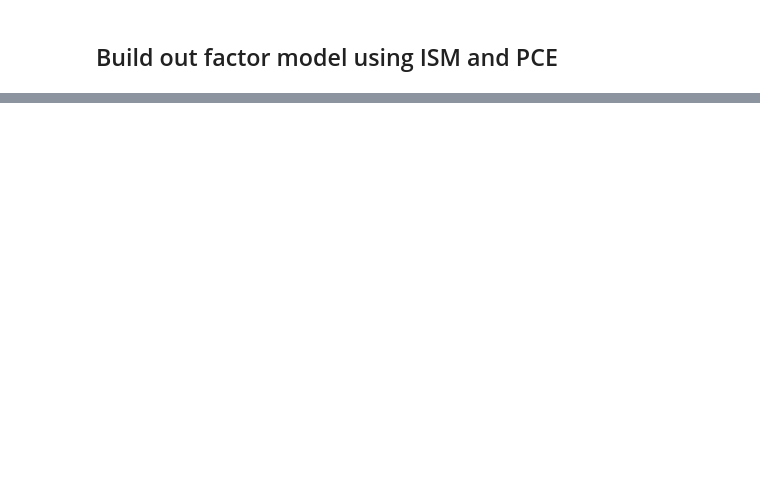
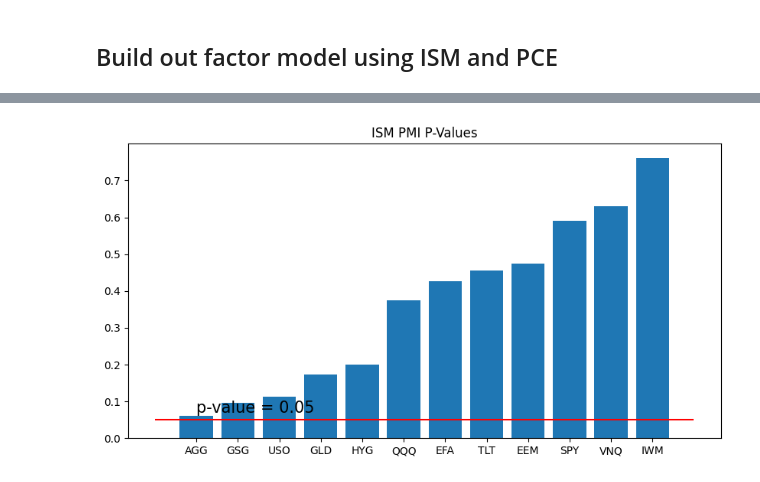
Before and after one commit to Kunj121/MacroFinance_HW2, a Jupyter notebook: hw3/macro_factors.ipynb, the cells around one changed output, grey strips where cells are left out. Saved outputs shown, nothing was run; the diff lists cells and outputs as text; code cells hidden in the pictures; blank space fills up the shorter version.

```diff
--- a/hw3/macro_factors.ipynb
+++ b/hw3/macro_factors.ipynb
@@ -308,0 +315,10 @@ Freq: ME, Name: EFA, dtype: float64
+# %%
+ism_pval = results['ism_pval'].sort_values()
+plt.figure(figsize = (10, 5))
+plt.bar(ism_pval.index, ism_pval.values)
+plt.hlines((0.05), xmin = -1, xmax = len(results.index), color = 'red')
+plt.annotate("p-value = 0.05", xy = (0, 0.05), xytext = (0, 0.07), size = 15)
+plt.title("ISM PMI P-Values")
+plt.show()
+# %% [output]
+[figure, added]
```
Also changed, not shown: parts of 9 cells of this notebook.
